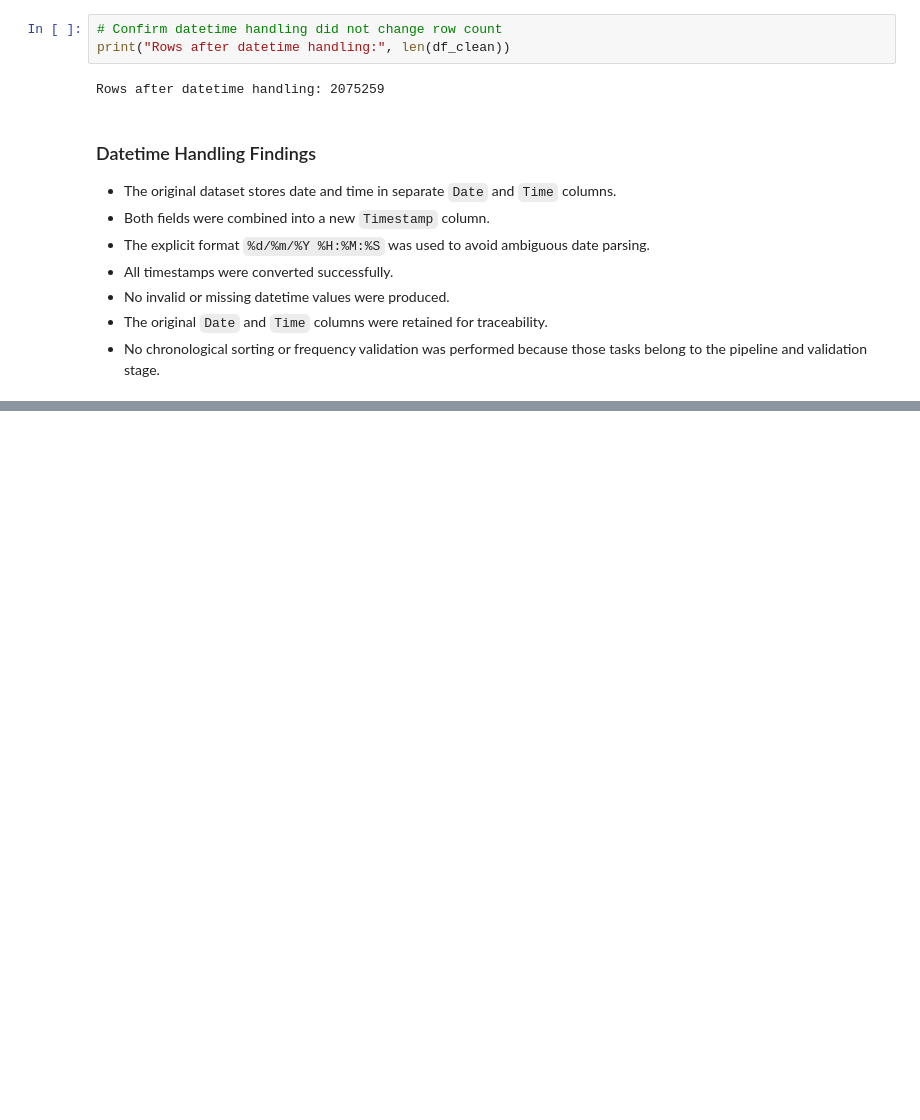
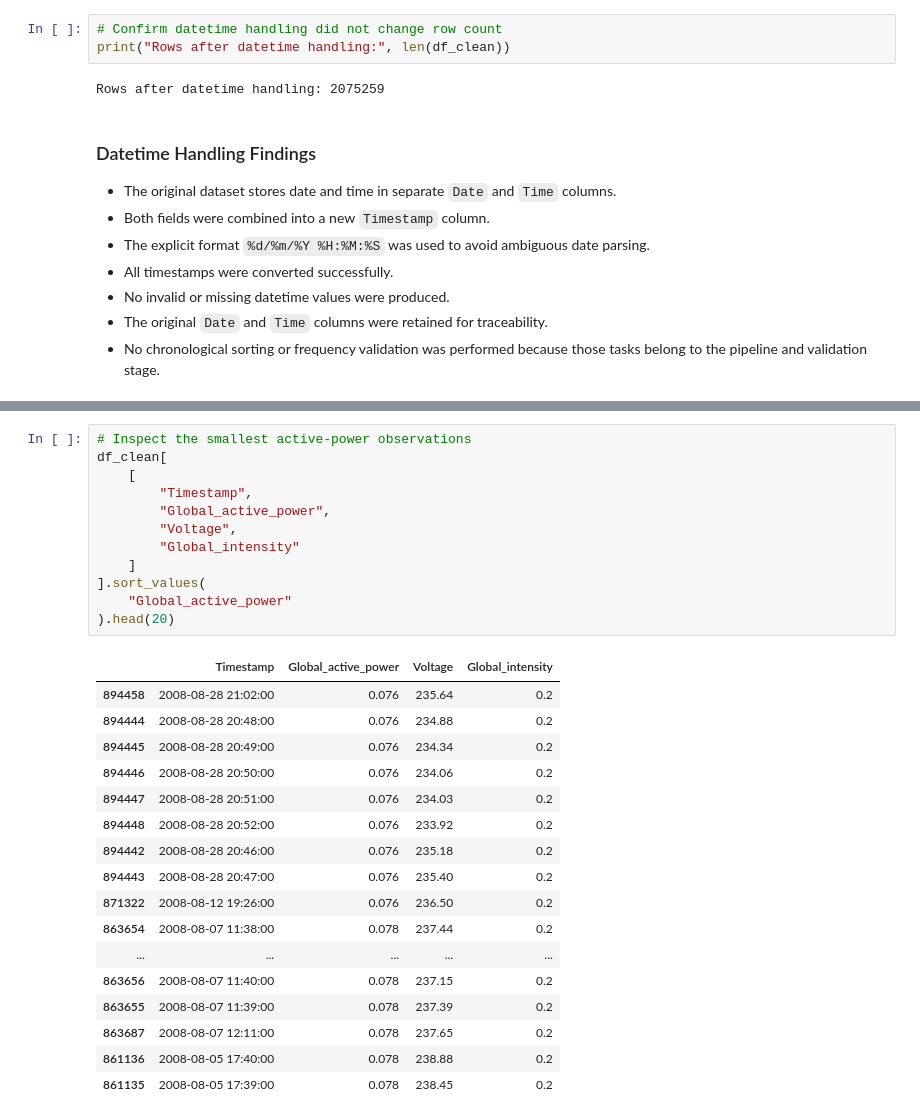
Before and after one commit to NimaniThathsarani/Smart-Energy-Consumption-Prediction-System, a Jupyter notebook: notebooks/02_data_cleaning.ipynb, the cells around one changed output, grey strips where cells are left out. Cells and saved outputs as stored; diff of their text form; blank space fills up the shorter version.

```diff
--- a/notebooks/02_data_cleaning.ipynb
+++ b/notebooks/02_data_cleaning.ipynb
@@ -847,0 +1008,30 @@ Rows after datetime handling: 2075259
+# %%
+# Inspect the smallest active-power observations
+df_clean[
+    [
+        "Timestamp",
+        "Global_active_power",
+        "Voltage",
+        "Global_intensity"
+    ]
+].sort_values(
+    "Global_active_power"
+).head(20)
+# %% [output]
+|  | Timestamp | Global_active_power | Voltage | Global_intensity |
+| 894458 | 2008-08-28 21:02:00 | 0.076 | 235.64 | 0.2 |
+| 894444 | 2008-08-28 20:48:00 | 0.076 | 234.88 | 0.2 |
+| 894445 | 2008-08-28 20:49:00 | 0.076 | 234.34 | 0.2 |
+| 894446 | 2008-08-28 20:50:00 | 0.076 | 234.06 | 0.2 |
+| 894447 | 2008-08-28 20:51:00 | 0.076 | 234.03 | 0.2 |
+| 894448 | 2008-08-28 20:52:00 | 0.076 | 233.92 | 0.2 |
+| 894442 | 2008-08-28 20:46:00 | 0.076 | 235.18 | 0.2 |
+| 894443 | 2008-08-28 20:47:00 | 0.076 | 235.40 | 0.2 |
+| 871322 | 2008-08-12 19:26:00 | 0.076 | 236.50 | 0.2 |
+| 863654 | 2008-08-07 11:38:00 | 0.078 | 237.44 | 0.2 |
+| ... | ... | ... | ... | ... |
+| 863656 | 2008-08-07 11:40:00 | 0.078 | 237.15 | 0.2 |
+| 863655 | 2008-08-07 11:39:00 | 0.078 | 237.39 | 0.2 |
+| 863687 | 2008-08-07 12:11:00 | 0.078 | 237.65 | 0.2 |
+| 861136 | 2008-08-05 17:40:00 | 0.078 | 238.88 | 0.2 |
+| 861135 | 2008-08-05 17:39:00 | 0.078 | 238.45 | 0.2 |
```
Also changed, not shown: parts of 15 cells of this notebook.
